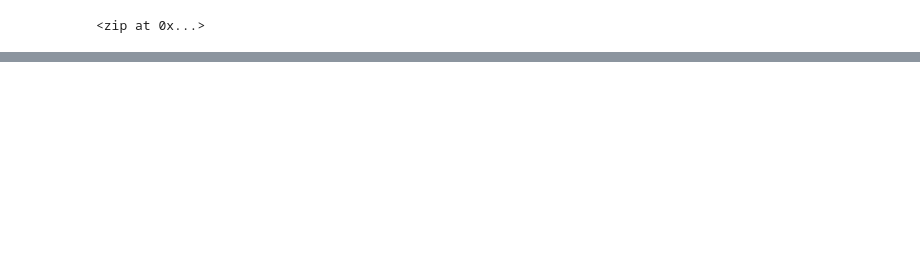
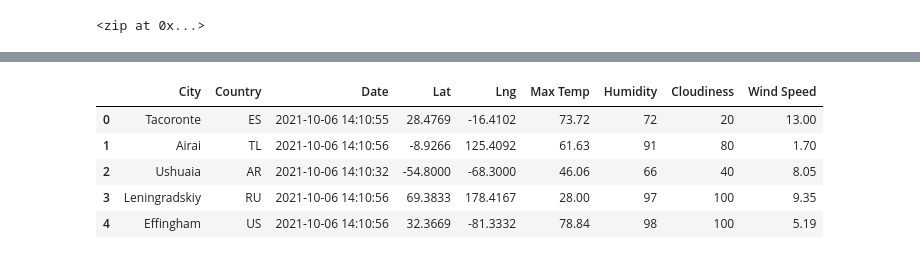
Before and after one commit to nkcondon/World_Weather_Analysis, a Jupyter notebook: WeatherPy.ipynb, the cells around one changed output, grey strips where cells are left out. Saved outputs shown, nothing was run; the diff lists cells and outputs as text; code cells hidden in the pictures; blank space fills up the shorter version.

```diff
--- a/WeatherPy.ipynb
+++ b/WeatherPy.ipynb
@@ -32,0 +143,11 @@ len(cities)
+# %%
+new_column_order = ["City", "Country", "Date", "Lat", "Lng", "Max Temp", "Humidity", "Cloudiness", "Wind Speed"]
+city_data_df = city_data_df[new_column_order]
+city_data_df.head()
+# %% [output]
+|  | City | Country | Date | Lat | Lng | Max Temp | Humidity | Cloudiness | Wind Speed |
+| 0 | Tacoronte | ES | 2021-10-06 14:10:55 | 28.4769 | -16.4102 | 73.72 | 72 | 20 | 13.00 |
+| 1 | Airai | TL | 2021-10-06 14:10:56 | -8.9266 | 125.4092 | 61.63 | 91 | 80 | 1.70 |
+| 2 | Ushuaia | AR | 2021-10-06 14:10:32 | -54.8000 | -68.3000 | 46.06 | 66 | 40 | 8.05 |
+| 3 | Leningradskiy | RU | 2021-10-06 14:10:56 | 69.3833 | 178.4167 | 28.00 | 97 | 100 | 9.35 |
+| 4 | Effingham | US | 2021-10-06 14:10:56 | 32.3669 | -81.3332 | 78.84 | 98 | 100 | 5.19 |
```
Also changed, not shown: parts of 8 cells of this notebook, 3 other files.
